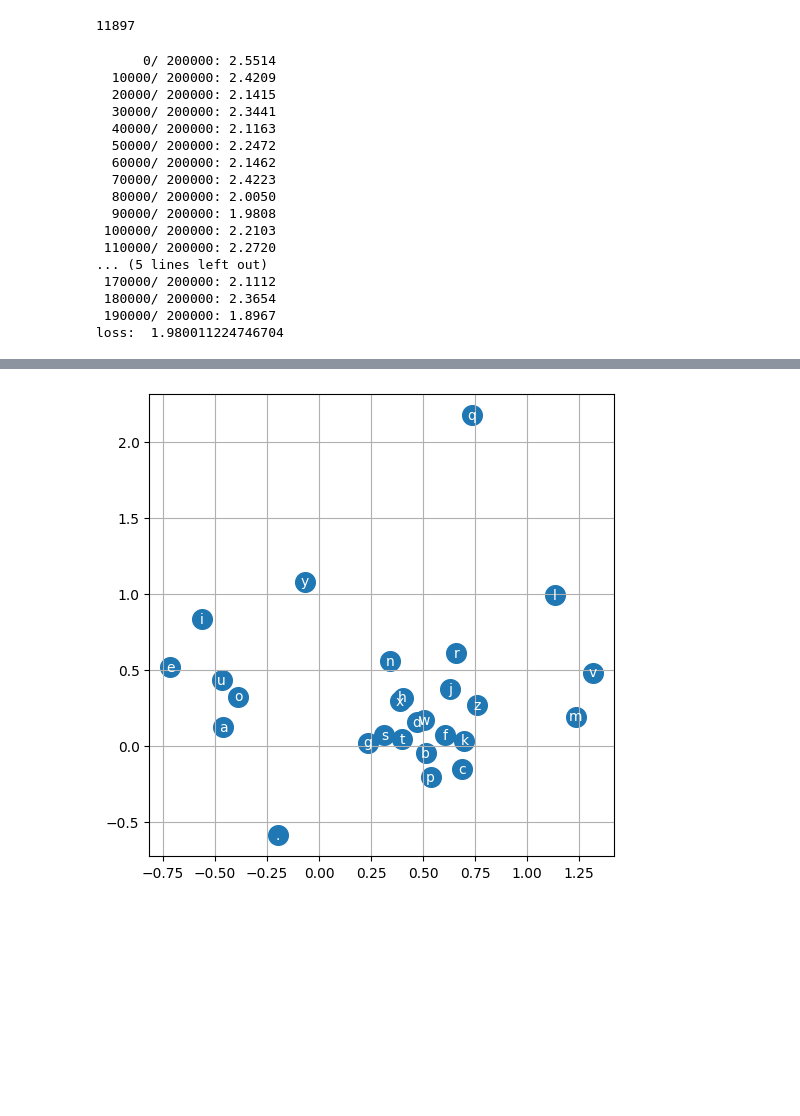
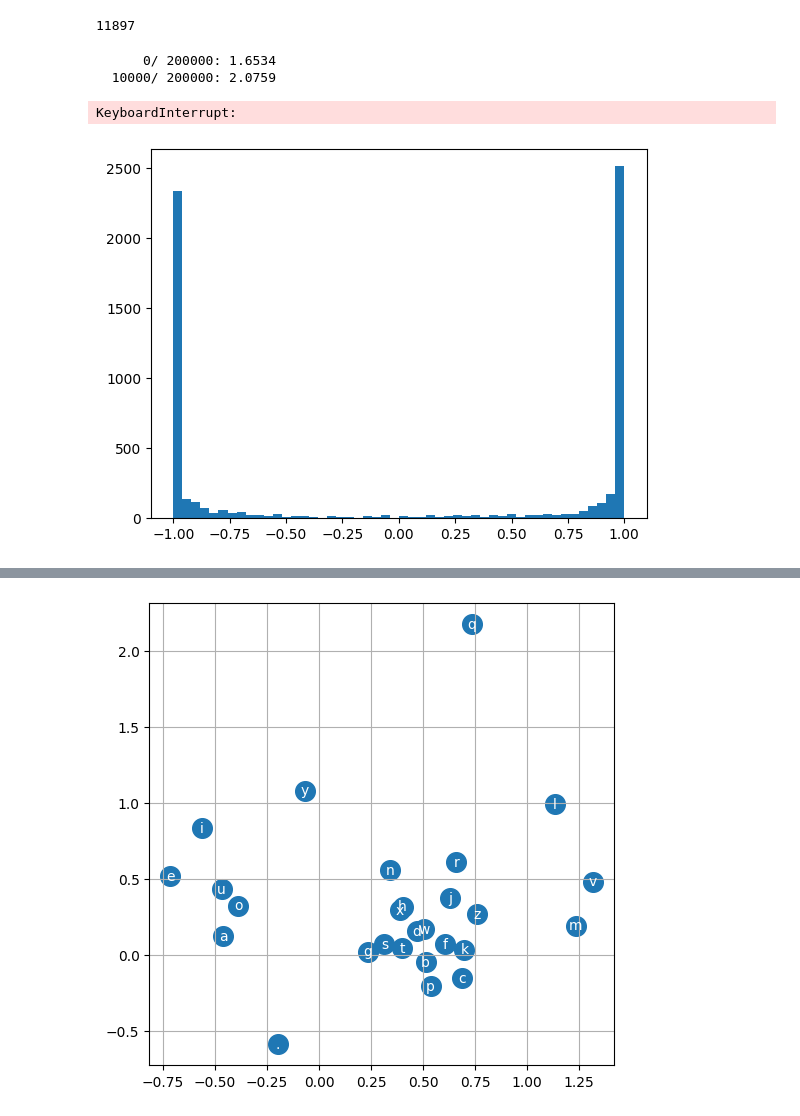
Before and after one commit to shrys1976/makemore, a Jupyter notebook: main.ipynb, the cells around one changed output, grey strips where cells are left out. Cells and saved outputs as stored; diff of their text form; code cells hidden in the pictures; blank space fills up the shorter version.

```diff
--- a/main.ipynb
+++ b/main.ipynb
@@ -80,8 +101,11 @@ g = torch.Generator().manual_seed(42)
 C  = torch.randn((vocab_size,n_embed), generator=g)
 W1 = torch.randn((block_size*n_embed,n_hidden),generator = g) # 100 neurons in the hidden layer
 b1 = torch.randn(n_hidden,generator = g)
-W2 = torch.randn((n_hidden,vocab_size),generator = g) # 27 neurons in the output layer
-b2 = torch.randn(vocab_size, generator = g)
+W2 = torch.randn((n_hidden,vocab_size),generator = g)* 0.01 # 27 neurons in the output layer
+# W should be a small number
+# since we want the logits to be small
+# but never set W to 0
+b2 = torch.randn(vocab_size, generator = g)*0
 
 parameters = [C, W1, b1, W2, b2]
 
@@ -132,27 +156,19 @@ for i in range(max_steps):#forward pass
         if i%10000 ==0:
             print(f'{i:7d}/{max_steps: 7d}: {loss.item():.4f}')
 
-        lossi.append(loss.item())
+        lossi.append(loss.log10().item())
+        #break
 
 
     #print("lr: ",lr.item())
 # %% [output]
-      0/ 200000: 2.5514
-  10000/ 200000: 2.4209
-  20000/ 200000: 2.1415
-  30000/ 200000: 2.3441
-  40000/ 200000: 2.1163
-  50000/ 200000: 2.2472
-  60000/ 200000: 2.1462
-  70000/ 200000: 2.4223
-  80000/ 200000: 2.0050
-  90000/ 200000: 1.9808
- 100000/ 200000: 2.2103
- 110000/ 200000: 2.2720
-... (5 lines left out)
- 170000/ 200000: 2.1112
- 180000/ 200000: 2.3654
- 190000/ 200000: 1.8967
-loss:  1.980011224746704
+      0/ 200000: 1.6534
+  10000/ 200000: 2.0759
+KeyboardInterrupt:
+# %%
+h.view(-1).shape # view(-1 ) flattens the vector into a single dimension
+plt.hist(h.view(-1).tolist(),50);
+# %% [output]
+[figure, added]
 # %%
 plt.plot(lossi)
```
Also changed, not shown: parts of 5 cells of this notebook.
